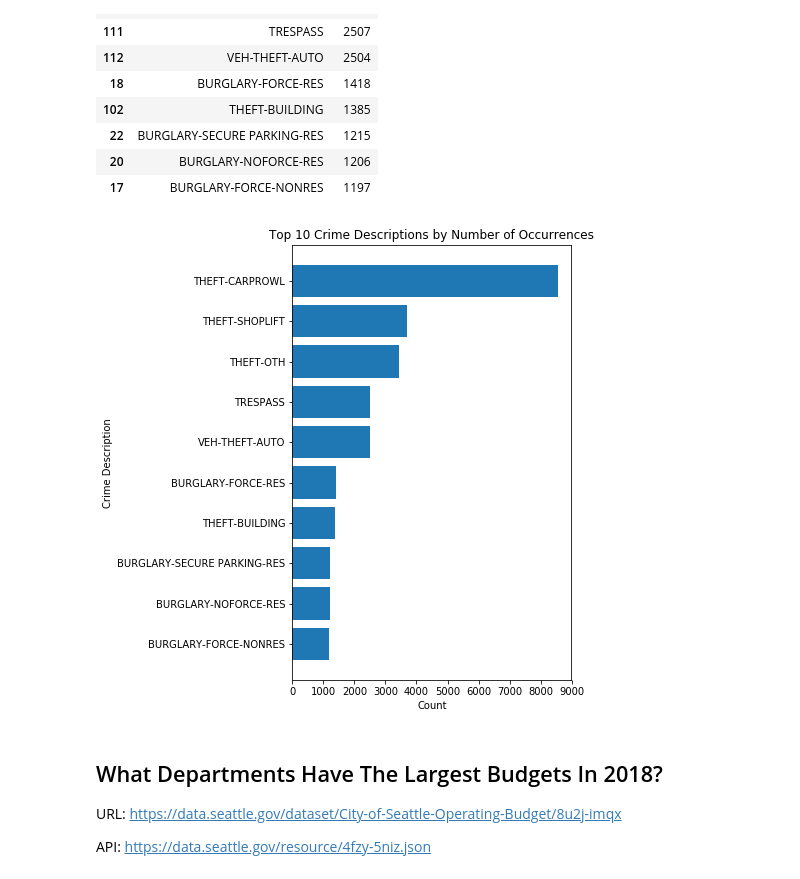
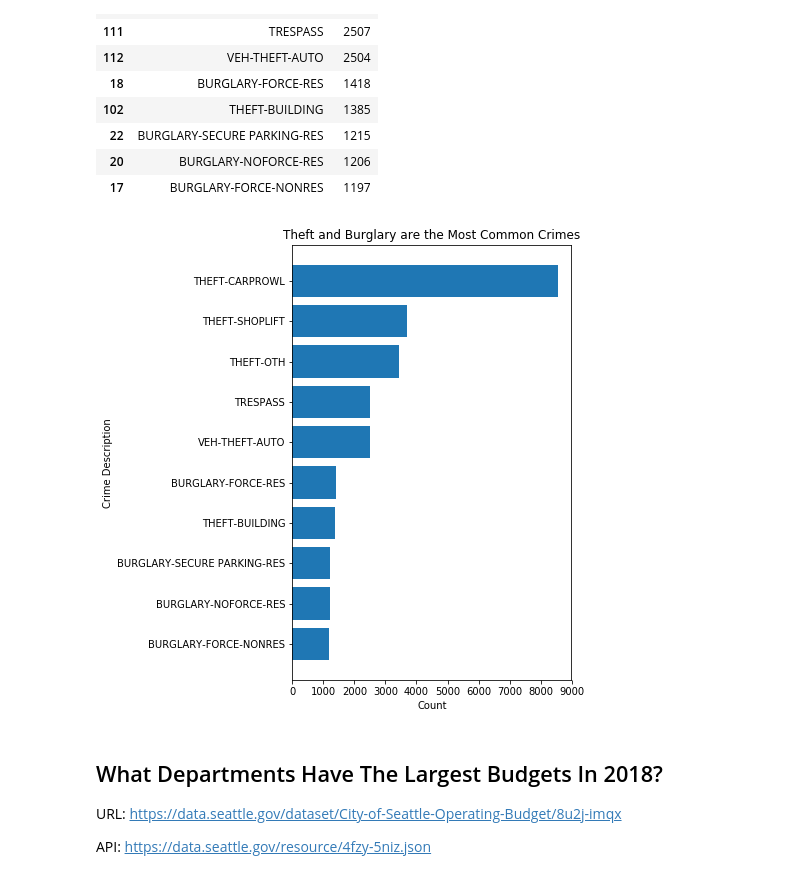
Before and after one commit to chrispmaag/plotly_open_city_data_api, a Jupyter notebook: Plotly_Open_City_Data_API.ipynb, the cells around one changed output. Cells and saved outputs as stored; diff of their text form; code cells hidden in the pictures.

```diff
--- a/Plotly_Open_City_Data_API.ipynb
+++ b/Plotly_Open_City_Data_API.ipynb
@@ -167,11 +168,11 @@ crime
 # %%
 plt.figure(figsize=(5,8))
 plt.barh(crime['crime_description'][::-1], crime['count'][::-1])
-plt.title('Top 10 Crime Descriptions by Number of Occurrences')
+plt.title('Theft and Burglary are the Most Common Crimes')
 plt.ylabel('Crime Description')
 plt.xlabel('Count');
 # %% [output]
-[figure, old version]
+[figure, new version]
 # %% [markdown]
 ## What Departments Have The Largest Budgets In 2018?
 
```
Also changed, not shown: parts of 3 cells of this notebook.
